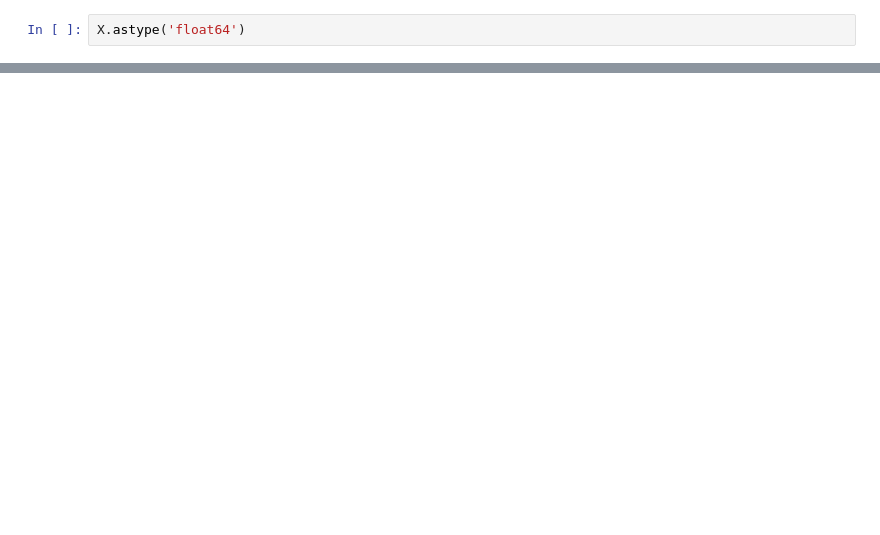
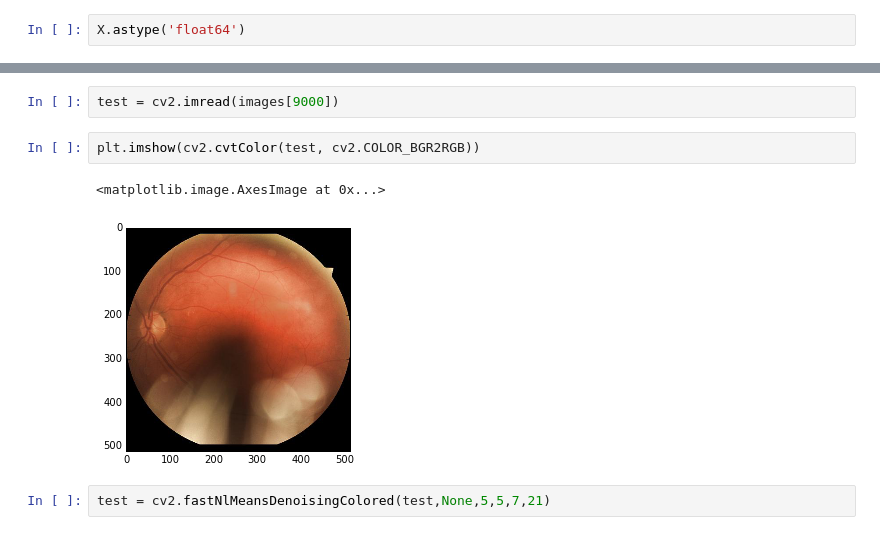
Before and after one commit to A-Jacobson/Retinopathy_Detection, a Jupyter notebook: tutorial/Further_Preprocessing.ipynb, the cells around one changed output, grey strips where cells are left out. Drawn from its saved outputs; the diff is of its cells as text; blank space fills up the shorter version.

```diff
--- a/tutorial/Further_Preprocessing.ipynb
+++ b/tutorial/Further_Preprocessing.ipynb
@@ -309,0 +316,9 @@ array([[[[  0,   0,   0, ...,   0,   0,   0],
+# %%
+test = cv2.imread(images[9000])
+# %%
+plt.imshow(cv2.cvtColor(test, cv2.COLOR_BGR2RGB))
+# %% [output]
+<matplotlib.image.AxesImage at 0x...>
+[figure, added]
+# %%
+test = cv2.fastNlMeansDenoisingColored(test,None,5,5,7,21)
```
Also changed, not shown: parts of 18 cells of this notebook, 13 other files.
